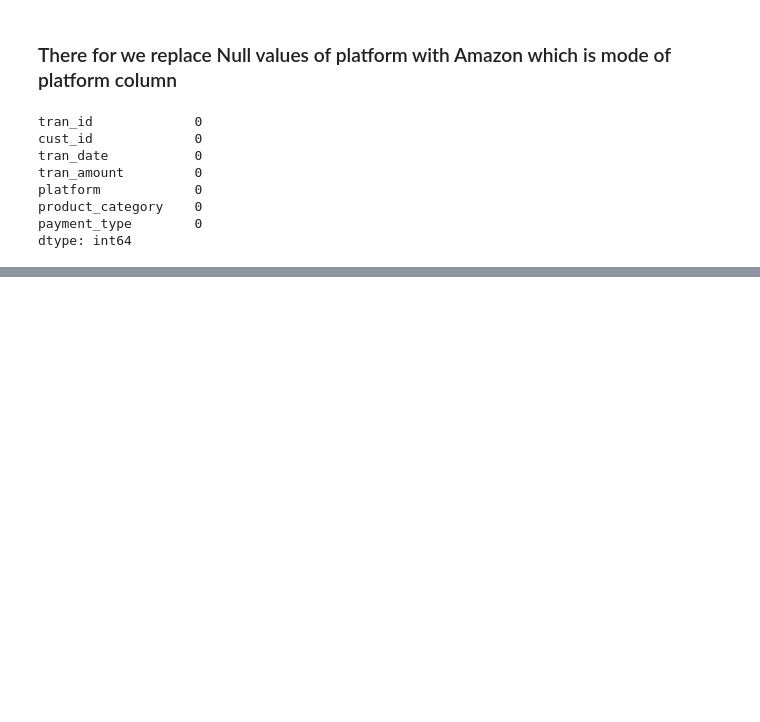
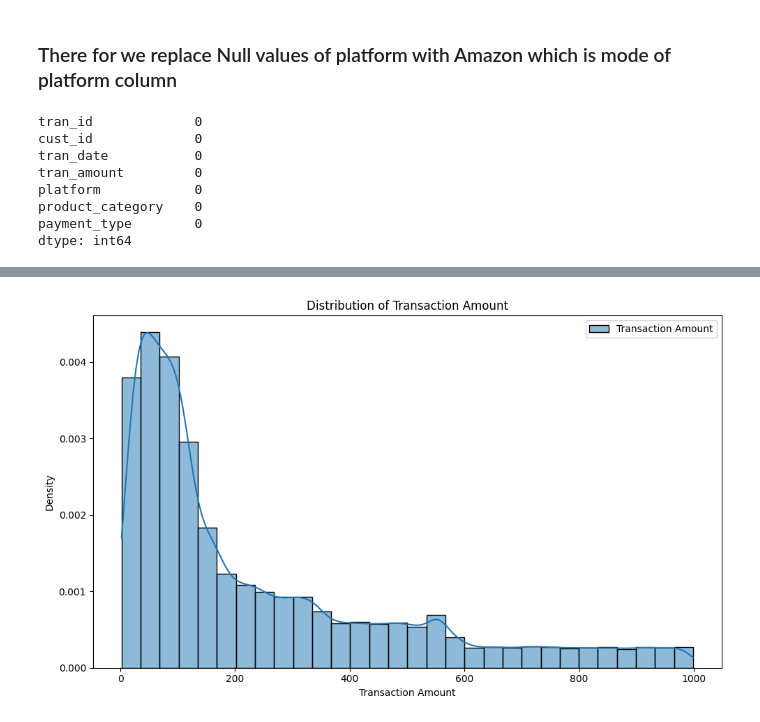
Before and after one commit to ashishjadhav123/Math-and-Statistics-DS, a Jupyter notebook: Project/Phase 1 - Find Target Market/Phase1_AtliQo_Bank.ipynb, the cells around one changed output, grey strips where cells are left out. Saved outputs shown, nothing was run; the diff lists cells and outputs as text; code cells hidden in the pictures; blank space fills up the shorter version.

```diff
--- a/Project/Phase 1 - Find Target Market/Phase1_AtliQo_Bank.ipynb
+++ b/Project/Phase 1 - Find Target Market/Phase1_AtliQo_Bank.ipynb
@@ -822,0 +931,6 @@ dtype: int64
+# %%
+q1 = df_transaction['tran_amount'].quantile(0.25)
+q3 = df_transaction['tran_amount'].quantile(0.75)
+
+print("Q1:", q1)
+print("Q3:", q3)
@@ -822,0 +955,5 @@ dtype: int64
+# %%
+lower_bound = q1 - 2 * (q3 - q1)
+upper_bound = q3 + 2 * (q3 - q1)
+print("Lower Bound:", lower_bound)
+print("Upper Bound:", upper_bound)
@@ -822,0 +963,3 @@ dtype: int64
+# %%
+df_valied_transaction = df_transaction[df_transaction['tran_amount'].between(lower_bound, upper_bound)]
+df_valied_transaction
@@ -822,0 +980,10 @@ dtype: int64
+# %%
+plt.figure(figsize=(10, 6))
+sns.histplot(df_valied_transaction['tran_amount'], bins=30, kde=True, stat='density', label='Transaction Amount')
+plt.title('Distribution of Transaction Amount')
+plt.xlabel('Transaction Amount')
+plt.legend()
+plt.tight_layout()
+plt.show()
+# %% [output]
+[figure, added]
```
Also changed, not shown: parts of 29 cells of this notebook.
